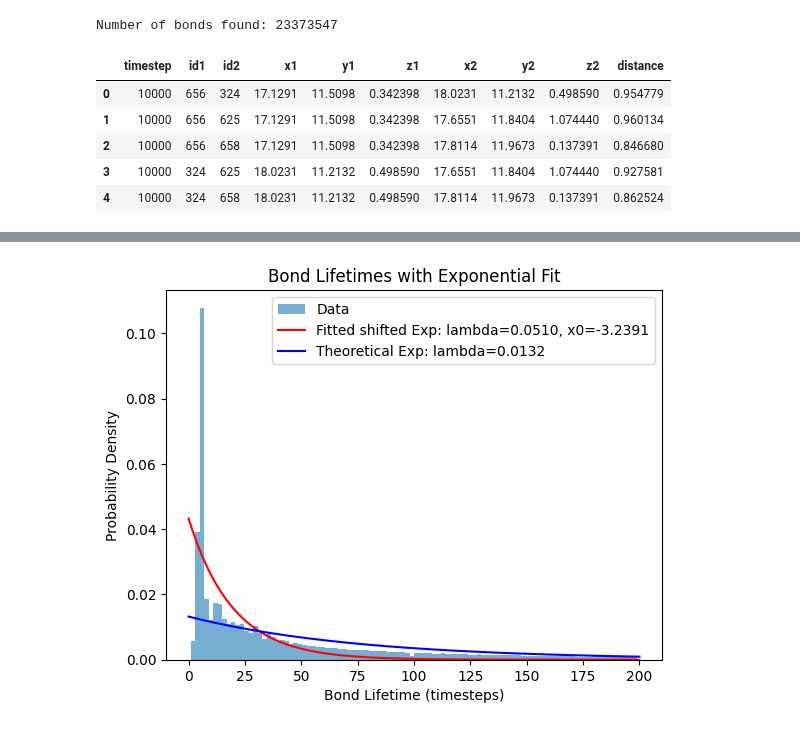
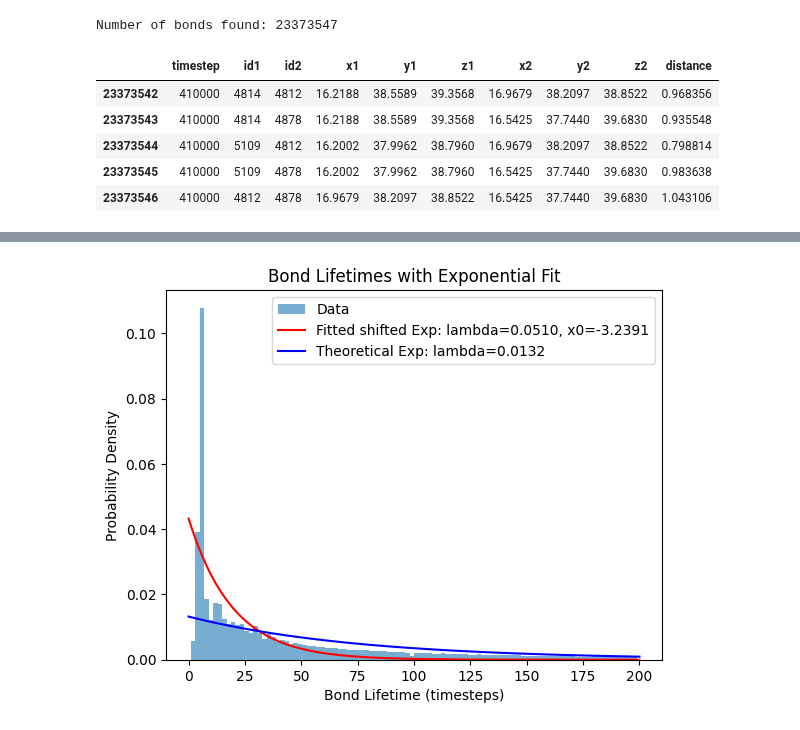
Before and after one commit to anotherbeaver/amine_polymers, a Jupyter notebook: analyze_bonds.ipynb, the cells around one changed output, grey strips where cells are left out. Saved outputs shown, nothing was run; the diff lists cells and outputs as text; code cells hidden in the pictures.

```diff
--- a/analyze_bonds.ipynb
+++ b/analyze_bonds.ipynb
@@ -1,19 +1,19 @@
 # %%
 import pandas as pd
 
 # Read the CSV file
 file_path = 'data/amine_bonds.csv'
 columns = ['timestep', 'id1', 'id2', 'x1', 'y1', 'z1', 'x2', 'y2', 'z2', 'distance']
 data = pd.read_csv(file_path, delimiter=' ')
 
 # Display the first few rows of the data
 print("Number of bonds found:", len(data))
-data.head()
+data.tail()
 # %% [output]
 Number of bonds found: 23373547
 |  | timestep | id1 | id2 | x1 | y1 | z1 | x2 | y2 | z2 | distance |
-| 0 | 10000 | 656 | 324 | 17.1291 | 11.5098 | 0.342398 | 18.0231 | 11.2132 | 0.498590 | 0.954779 |
-| 1 | 10000 | 656 | 625 | 17.1291 | 11.5098 | 0.342398 | 17.6551 | 11.8404 | 1.074440 | 0.960134 |
-| 2 | 10000 | 656 | 658 | 17.1291 | 11.5098 | 0.342398 | 17.8114 | 11.9673 | 0.137391 | 0.846680 |
-| 3 | 10000 | 324 | 625 | 18.0231 | 11.2132 | 0.498590 | 17.6551 | 11.8404 | 1.074440 | 0.927581 |
-| 4 | 10000 | 324 | 658 | 18.0231 | 11.2132 | 0.498590 | 17.8114 | 11.9673 | 0.137391 | 0.862524 |
+| 23373542 | 410000 | 4814 | 4812 | 16.2188 | 38.5589 | 39.3568 | 16.9679 | 38.2097 | 38.8522 | 0.968356 |
+| 23373543 | 410000 | 4814 | 4878 | 16.2188 | 38.5589 | 39.3568 | 16.5425 | 37.7440 | 39.6830 | 0.935548 |
+| 23373544 | 410000 | 5109 | 4812 | 16.2002 | 37.9962 | 38.7960 | 16.9679 | 38.2097 | 38.8522 | 0.798814 |
+| 23373545 | 410000 | 5109 | 4878 | 16.2002 | 37.9962 | 38.7960 | 16.5425 | 37.7440 | 39.6830 | 0.983638 |
+| 23373546 | 410000 | 4812 | 4878 | 16.9679 | 38.2097 | 38.8522 | 16.5425 | 37.7440 | 39.6830 | 1.043106 |
```
Also changed, not shown: parts of 26 cells of this notebook, 9 other files.
